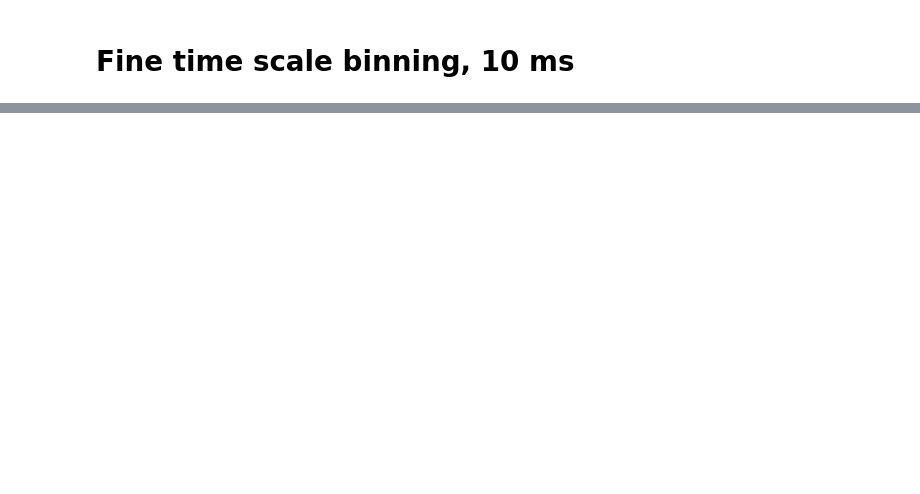
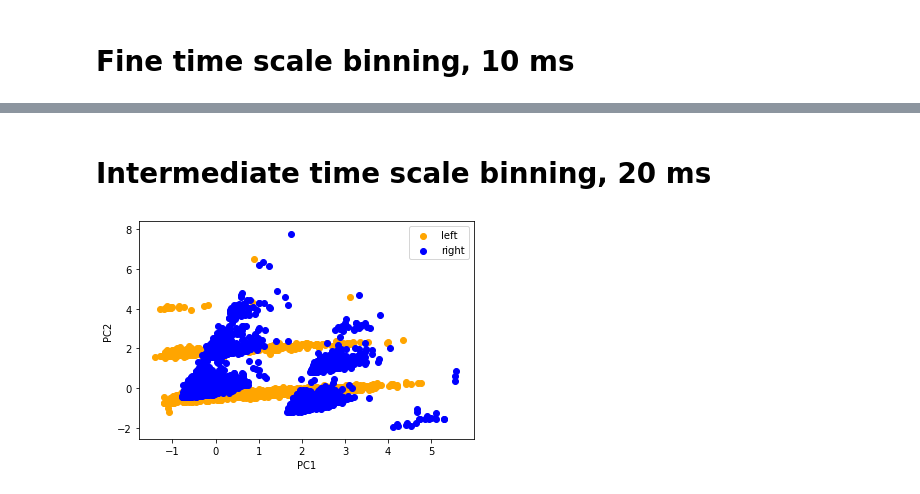
Before and after one commit to mariakesa/ConnectedLizards_NeuroMatch2020, a Jupyter notebook: FineTimeScales.ipynb, the cells around one changed output, grey strips where cells are left out. Cells and saved outputs as stored; diff of their text form; code cells hidden in the pictures; blank space fills up the shorter version.

```diff
--- a/FineTimeScales.ipynb
+++ b/FineTimeScales.ipynb
@@ -223,0 +234,6 @@ plot_left_right_PCA(10,['MOs', 'MRN', 'OLF', 'ORB', 'PAG', 'RSP', 'SCm', 'SCs'])
+# %% [markdown]
+# Intermediate time scale binning, 20 ms
+# %%
+plot_left_right_PCA(20,['MOs', 'MRN', 'OLF', 'ORB', 'PAG', 'RSP', 'SCm', 'SCs'])
+# %% [output]
+[figure, added]
```
Also changed, not shown: parts of 9 cells of this notebook.
